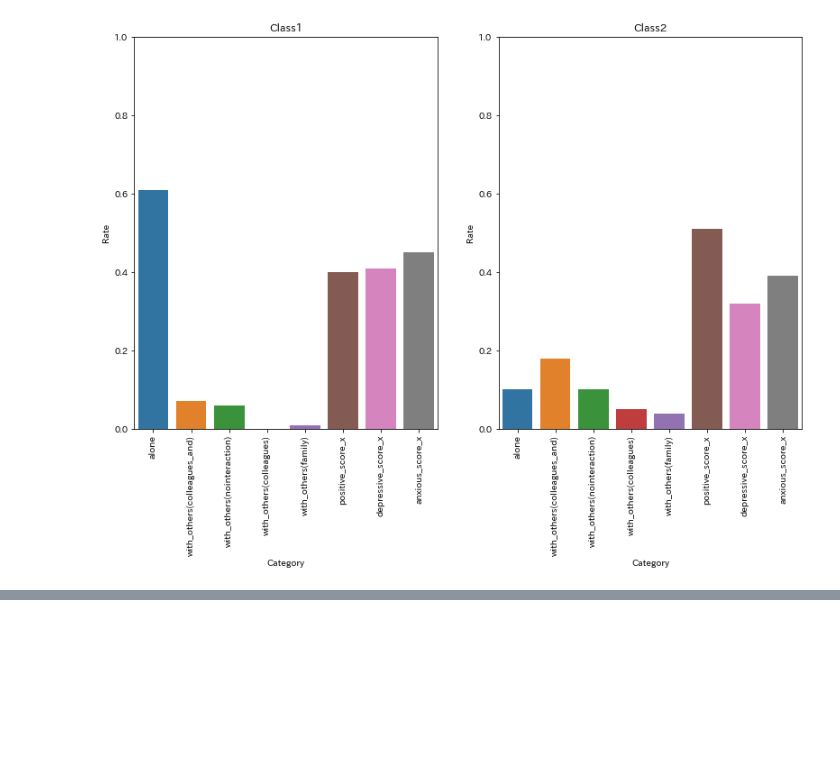
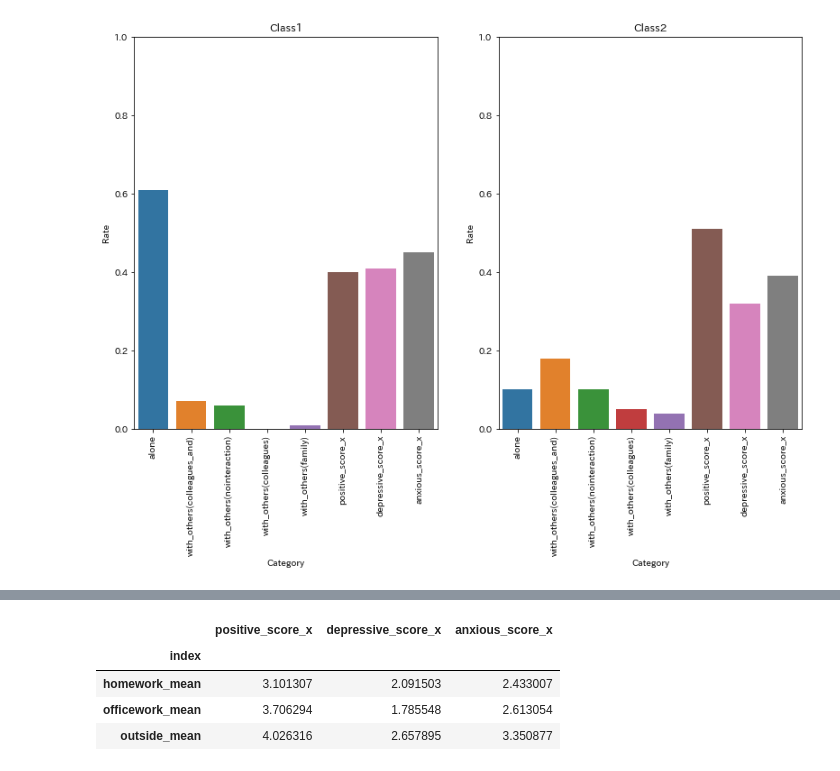
Before and after one commit to yusukennn/research_mental_prediction, a Jupyter notebook: code/analyse/clustering.ipynb, the cells around one changed output, grey strips where cells are left out. Cells and saved outputs as stored; diff of their text form; code cells hidden in the pictures; blank space fills up the shorter version.

```diff
--- a/code/analyse/clustering.ipynb
+++ b/code/analyse/clustering.ipynb
@@ -434,0 +353,8 @@ plt.ylim(0, 1)
+# %%
+df_concat
+# %% [output]
+|  | positive_score_x | depressive_score_x | anxious_score_x |
+| index |  |  |  |
+| homework_mean | 3.101307 | 2.091503 | 2.433007 |
+| officework_mean | 3.706294 | 1.785548 | 2.613054 |
+| outside_mean | 4.026316 | 2.657895 | 3.350877 |
```
Also changed, not shown: parts of 10 cells of this notebook, 1 other file.
